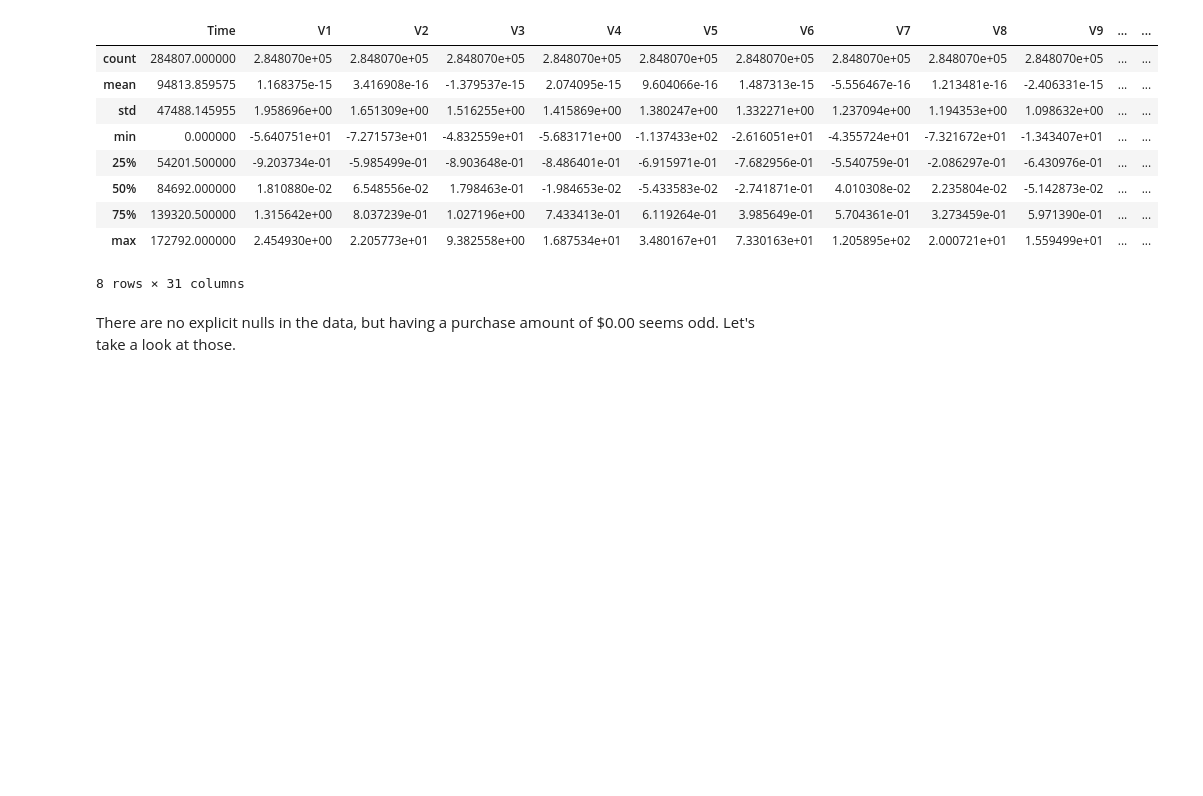
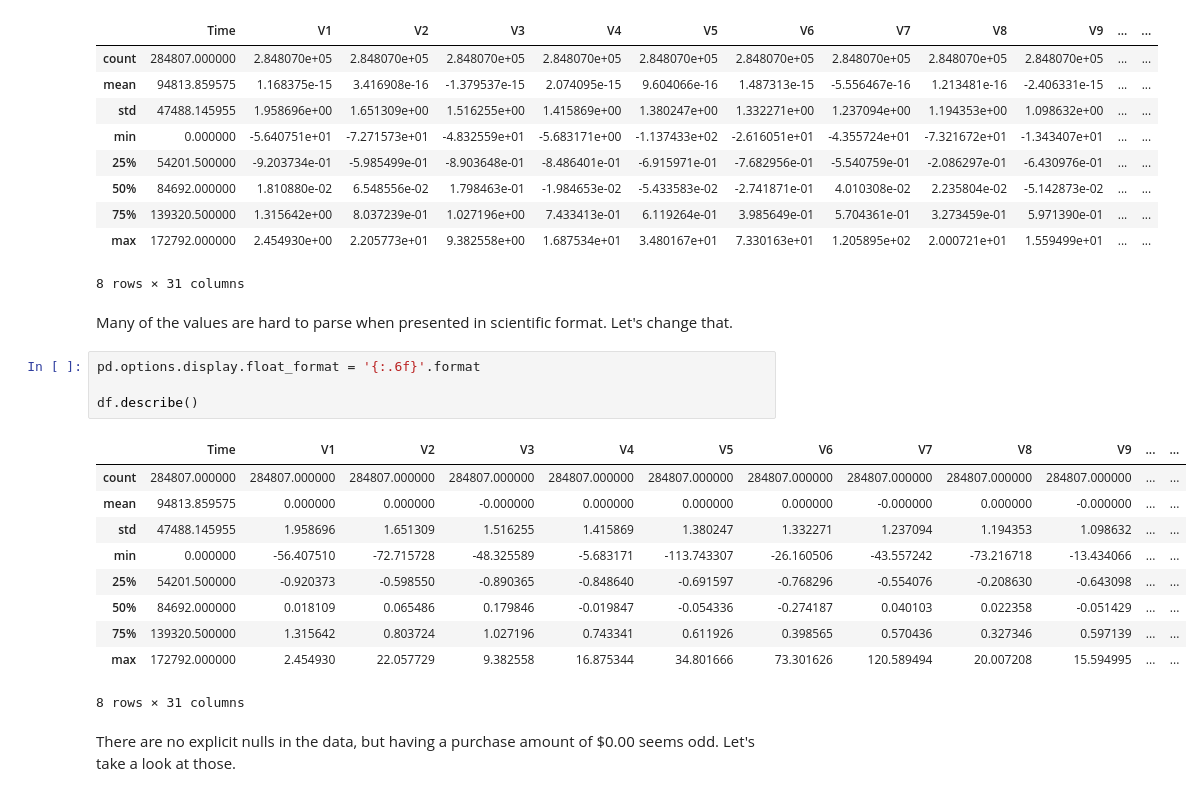
Before and after one commit to zdravoj/data-science-foundations, a Jupyter notebook: kaggle_CC_fraud.ipynb, the cells around one changed output. Cells and saved outputs as stored; diff of their text form; blank space fills up the shorter version.

```diff
--- a/kaggle_CC_fraud.ipynb
+++ b/kaggle_CC_fraud.ipynb
@@ -74,6 +74,23 @@ df.describe()
 | 75% | 139320.500000 | 1.315642e+00 | 8.037239e-01 | 1.027196e+00 | 7.433413e-01 | 6.119264e-01 | 3.985649e-01 | 5.704361e-01 | 3.273459e-01 | 5.971390e-01 | ... | ... |
 | max | 172792.000000 | 2.454930e+00 | 2.205773e+01 | 9.382558e+00 | 1.687534e+01 | 3.480167e+01 | 7.330163e+01 | 1.205895e+02 | 2.000721e+01 | 1.559499e+01 | ... | ... |
 8 rows × 31 columns
+# %% [markdown]
+Many of the values are hard to parse when presented in scientific format. Let's change that.
+# %%
+pd.options.display.float_format = '{:.6f}'.format
+
+df.describe()
+# %% [output]
+|  | Time | V1 | V2 | V3 | V4 | V5 | V6 | V7 | V8 | V9 | ... | ... |
+| count | 284807.000000 | 284807.000000 | 284807.000000 | 284807.000000 | 284807.000000 | 284807.000000 | 284807.000000 | 284807.000000 | 284807.000000 | 284807.000000 | ... | ... |
+| mean | 94813.859575 | 0.000000 | 0.000000 | -0.000000 | 0.000000 | 0.000000 | 0.000000 | -0.000000 | 0.000000 | -0.000000 | ... | ... |
+| std | 47488.145955 | 1.958696 | 1.651309 | 1.516255 | 1.415869 | 1.380247 | 1.332271 | 1.237094 | 1.194353 | 1.098632 | ... | ... |
+| min | 0.000000 | -56.407510 | -72.715728 | -48.325589 | -5.683171 | -113.743307 | -26.160506 | -43.557242 | -73.216718 | -13.434066 | ... | ... |
+| 25% | 54201.500000 | -0.920373 | -0.598550 | -0.890365 | -0.848640 | -0.691597 | -0.768296 | -0.554076 | -0.208630 | -0.643098 | ... | ... |
+| 50% | 84692.000000 | 0.018109 | 0.065486 | 0.179846 | -0.019847 | -0.054336 | -0.274187 | 0.040103 | 0.022358 | -0.051429 | ... | ... |
+| 75% | 139320.500000 | 1.315642 | 0.803724 | 1.027196 | 0.743341 | 0.611926 | 0.398565 | 0.570436 | 0.327346 | 0.597139 | ... | ... |
+| max | 172792.000000 | 2.454930 | 22.057729 | 9.382558 | 16.875344 | 34.801666 | 73.301626 | 120.589494 | 20.007208 | 15.594995 | ... | ... |
+8 rows × 31 columns
 # %% [markdown]
 There are no explicit nulls in the data, but having a purchase amount of $0.00 seems odd. Let's take a look at those.
 # %%
```
Also changed, not shown: parts of 6 cells of this notebook, 1 other file.
